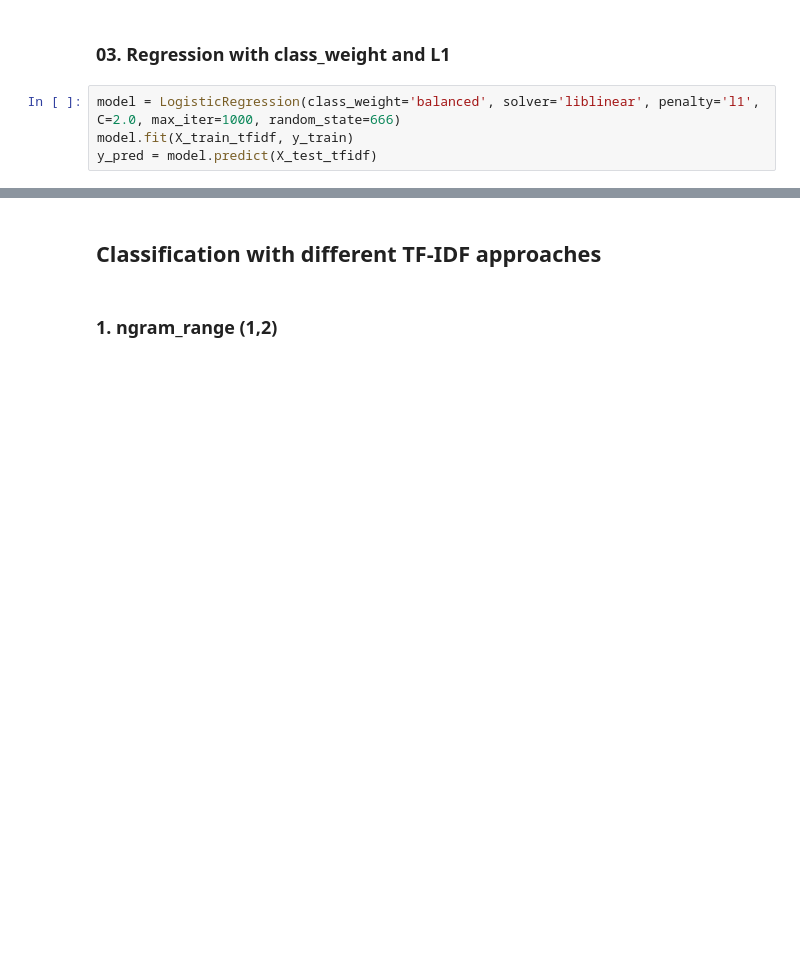
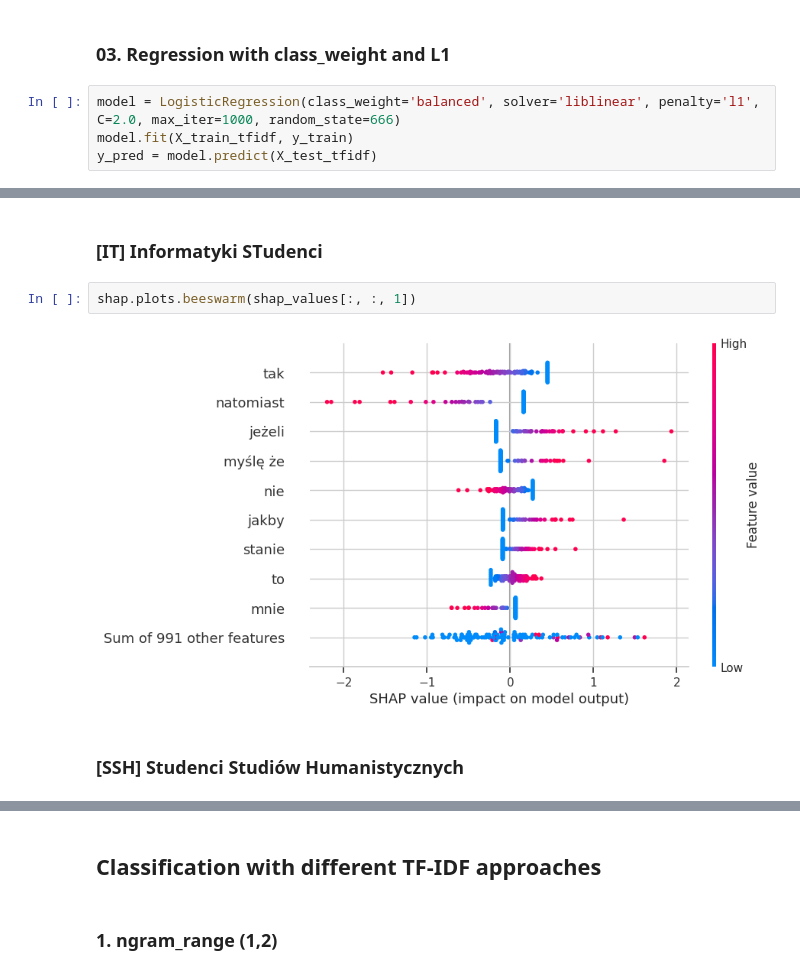
Before and after one commit to LukashWalancik/xaifungi-analysis, a Jupyter notebook: analysis.ipynb, the cells around one changed output, grey strips where cells are left out. Saved outputs shown, nothing was run; the diff lists cells and outputs as text; blank space fills up the shorter version.

```diff
--- a/analysis.ipynb
+++ b/analysis.ipynb
@@ -663,0 +711,8 @@ weighted avg       0.71      0.71      0.71       111
+# %% [markdown]
+### **[IT]** **I**nformatyki S**T**udenci
+# %%
+shap.plots.beeswarm(shap_values[:, :, 1])
+# %% [output]
+[figure, added]
+# %% [markdown]
+### **[SSH]** **S**tudenci **S**tudiów **H**umanistycznych
```
Also changed, not shown: parts of 37 cells of this notebook.
